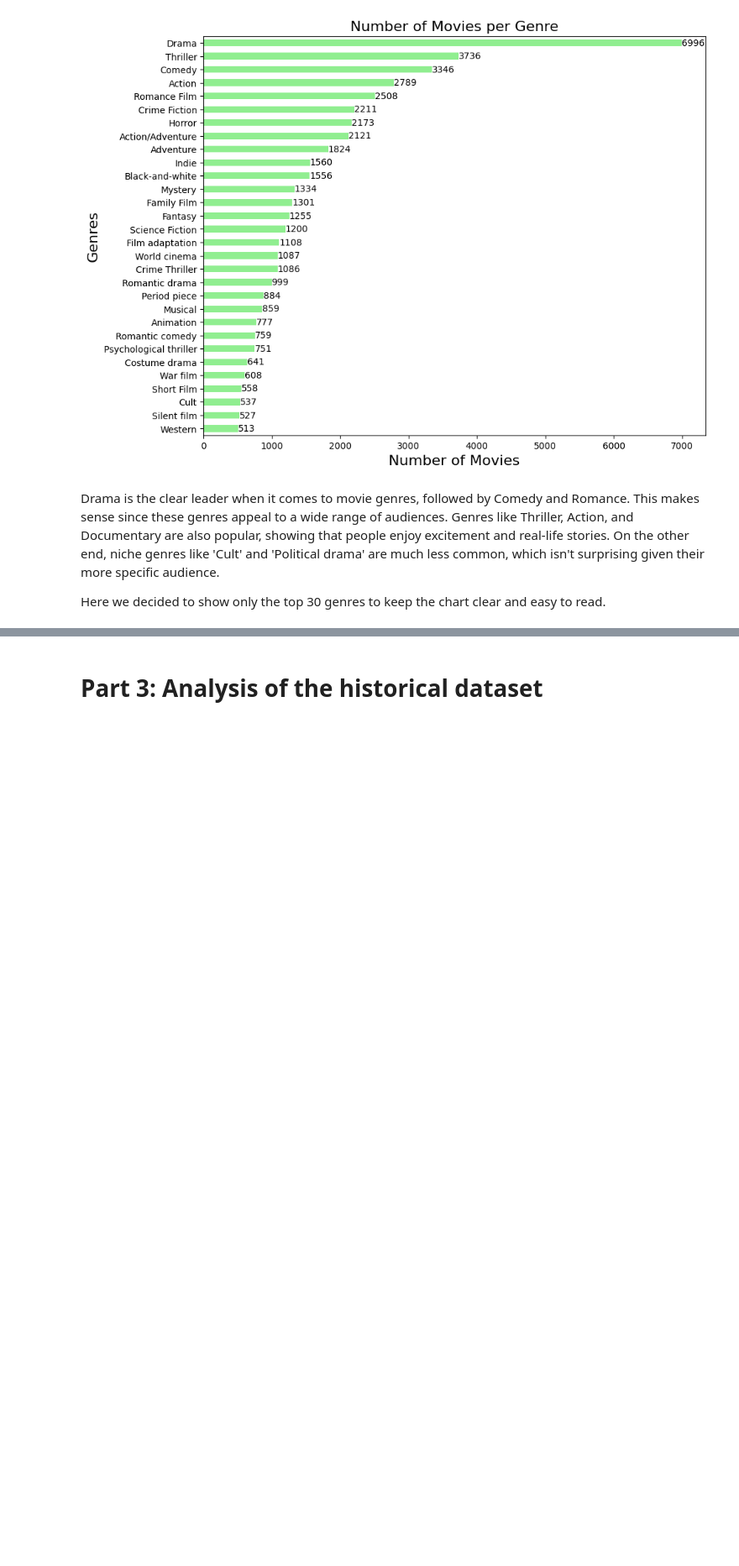
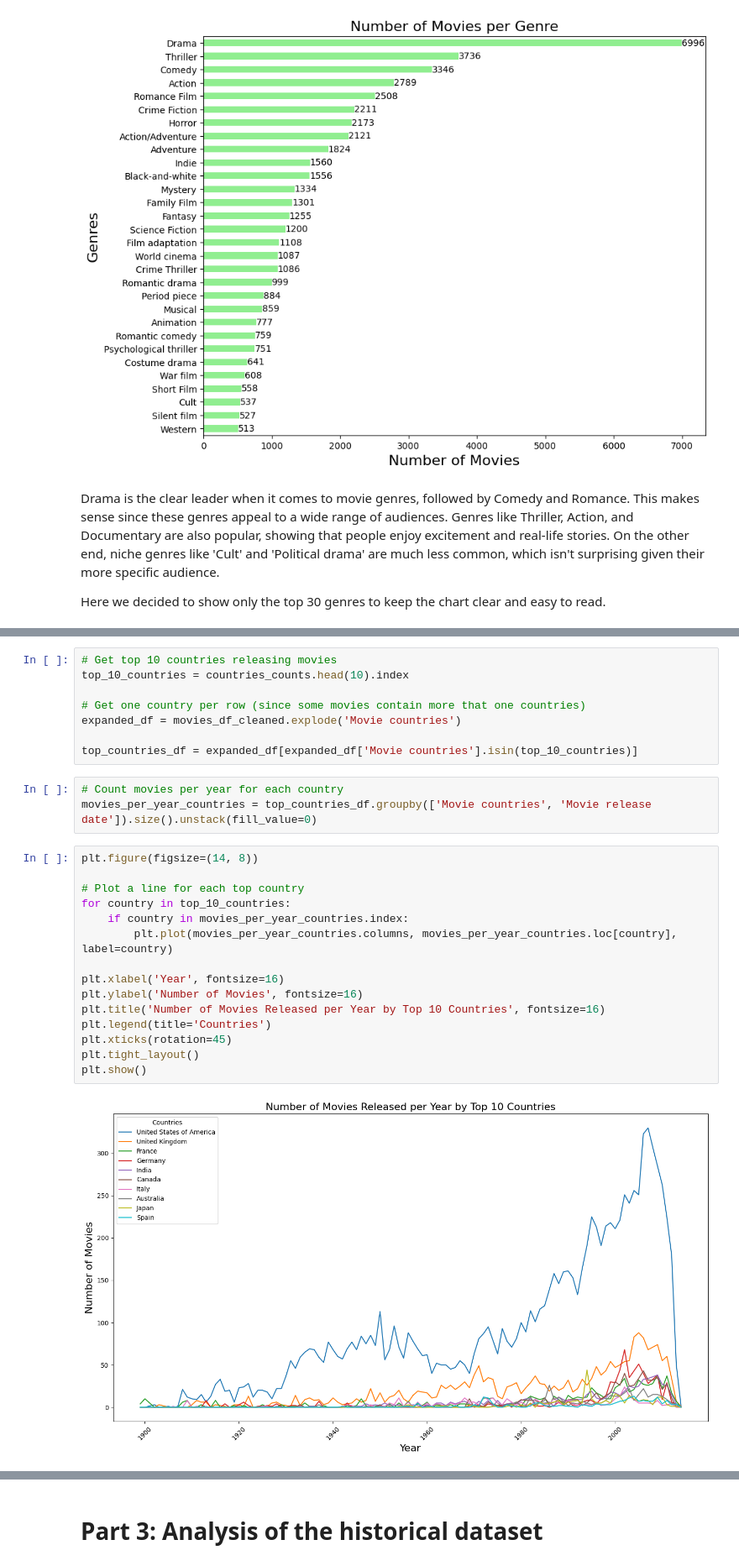
Before and after one commit to epfl-ada/ada-2024-project-padawans, a Jupyter notebook: P2.ipynb, the cells around one changed output, grey strips where cells are left out. Shown at 84% size. Drawn from its saved outputs; the diff is of its cells as text; blank space fills up the shorter version.

```diff
--- a/P2.ipynb
+++ b/P2.ipynb
@@ -459,0 +536,28 @@ Here we decided to show only the top 30 genres to keep the chart clear and easy
+# %%
+# Get top 10 countries releasing movies
+top_10_countries = countries_counts.head(10).index
+
+# Get one country per row (since some movies contain more that one countries)
+expanded_df = movies_df_cleaned.explode('Movie countries')
+
+top_countries_df = expanded_df[expanded_df['Movie countries'].isin(top_10_countries)]
+# %%
+# Count movies per year for each country
+movies_per_year_countries = top_countries_df.groupby(['Movie countries', 'Movie release date']).size().unstack(fill_value=0)
+# %%
+plt.figure(figsize=(14, 8))
+
+# Plot a line for each top country
+for country in top_10_countries:
+    if country in movies_per_year_countries.index:
+        plt.plot(movies_per_year_countries.columns, movies_per_year_countries.loc[country], label=country)
+
+plt.xlabel('Year', fontsize=16)
+plt.ylabel('Number of Movies', fontsize=16)
+plt.title('Number of Movies Released per Year by Top 10 Countries', fontsize=16)
+plt.legend(title='Countries')
+plt.xticks(rotation=45)
+plt.tight_layout()
+plt.show()
+# %% [output]
+[figure, added]
```
Also changed, not shown: parts of 29 cells of this notebook.
